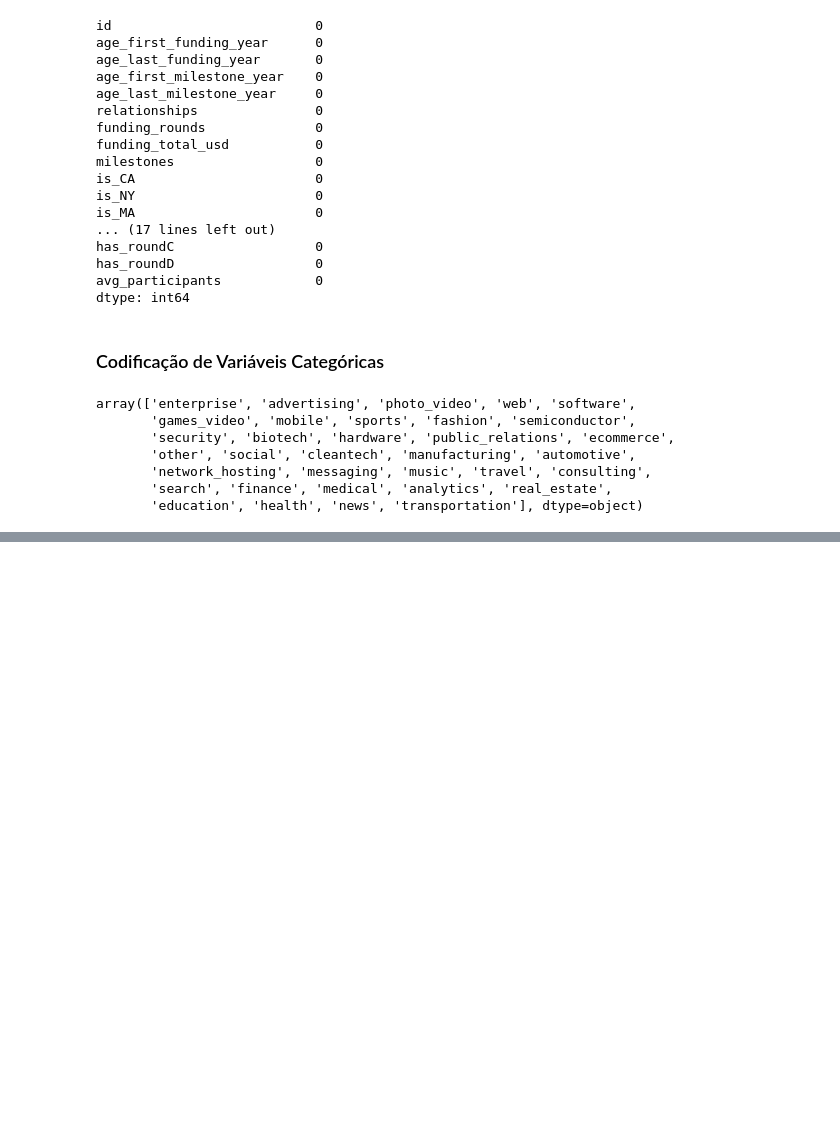
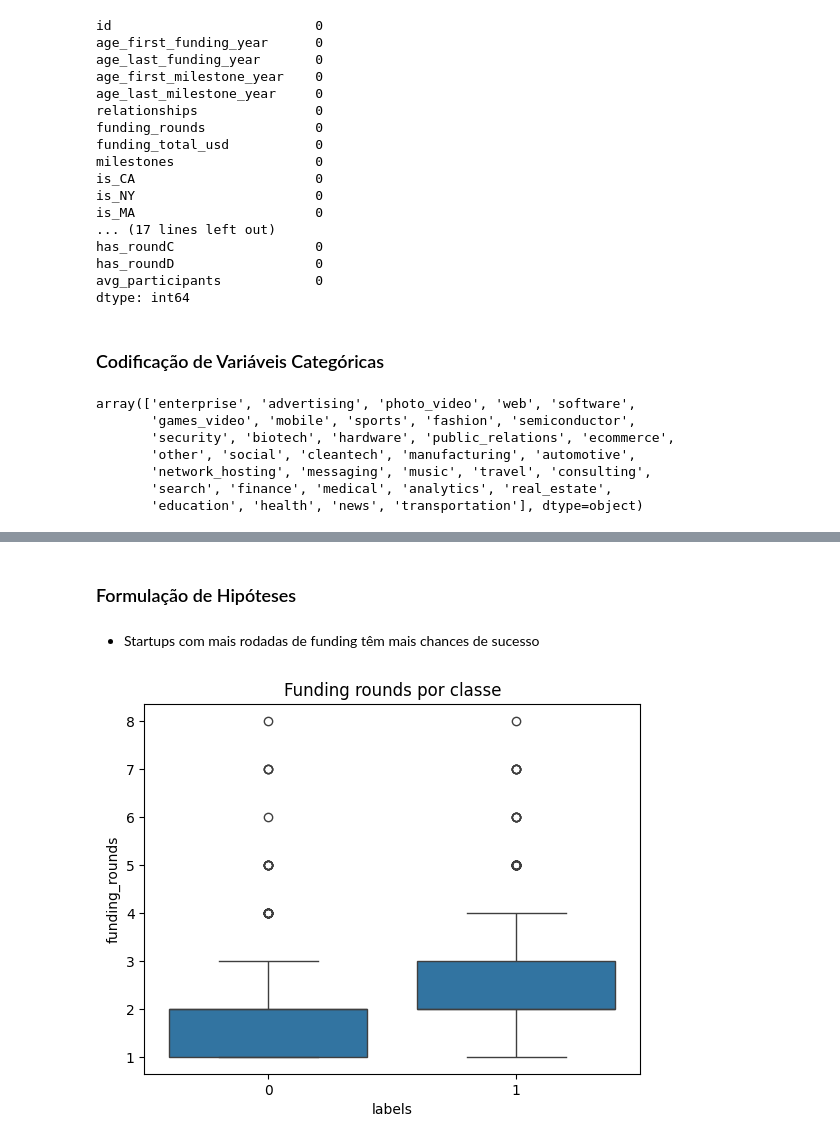
Before and after one commit to macosta7/campeonato_modelo_preditivo, a Jupyter notebook: campeonato.ipynb, the cells around one changed output, grey strips where cells are left out. Saved outputs shown, nothing was run; the diff lists cells and outputs as text; code cells hidden in the pictures; blank space fills up the shorter version.

```diff
--- a/campeonato.ipynb
+++ b/campeonato.ipynb
@@ -103,0 +139,10 @@ test = pd.concat([test.drop(columns=['category_code']), test_cat_df], axis=1)
+# %% [markdown]
+### Formulação de Hipóteses
+# %% [markdown]
+- Startups com mais rodadas de funding têm mais chances de sucesso
+# %%
+sns.boxplot(x='labels', y='funding_rounds', data=train)
+plt.title('Funding rounds por classe')
+plt.show()
+# %% [output]
+[figure, added]
```
Also changed, not shown: parts of 13 cells of this notebook.
